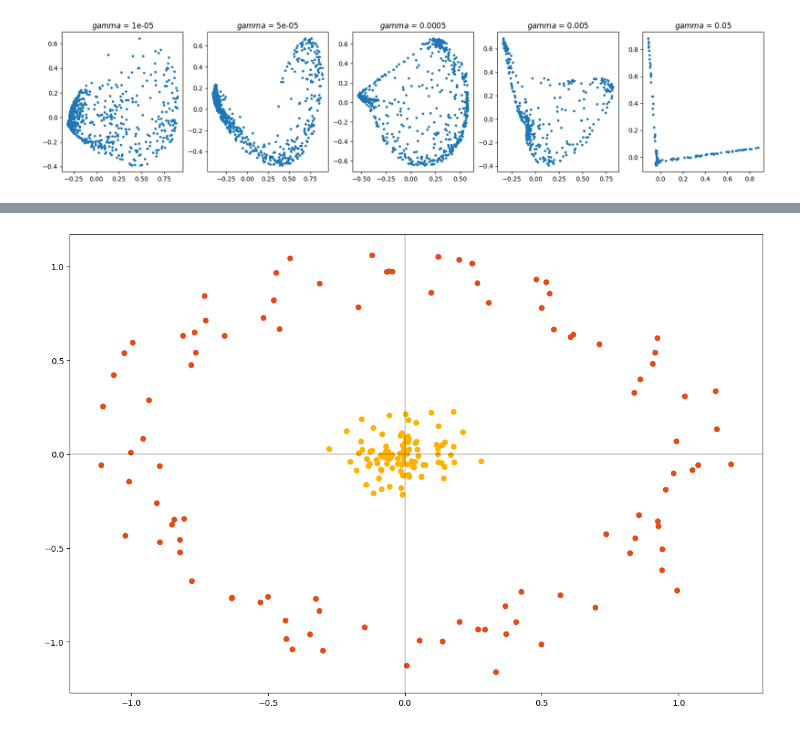
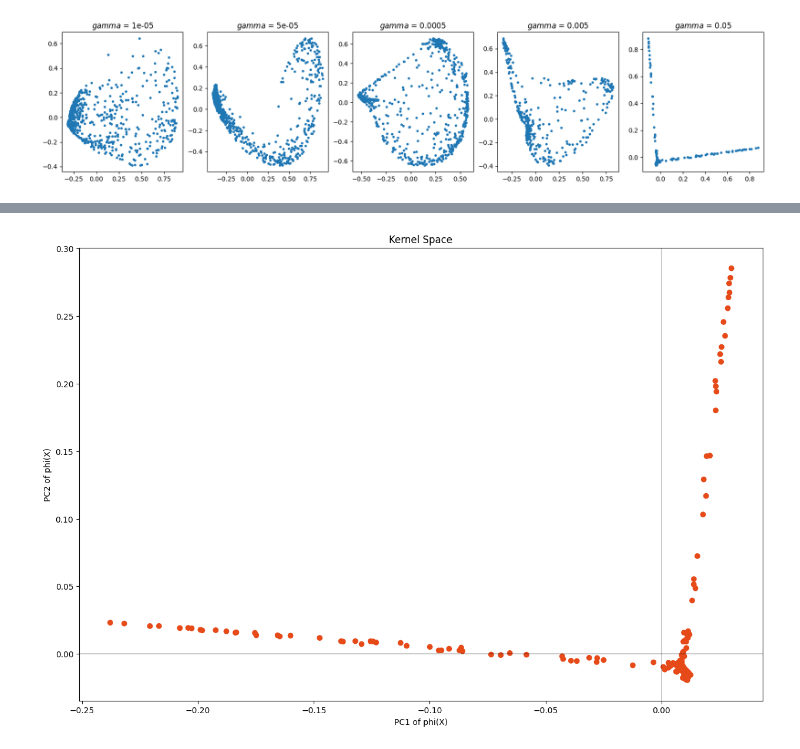
Before and after one commit to kaleabyared/Unsupervised_Learning, a Jupyter notebook: notebooks/usl_kernel_pca_002.ipynb, the cells around one changed output, grey strips where cells are left out. Drawn from its saved outputs; the diff is of its cells as text; code cells hidden in the pictures.

Commit message:
kernel and dbscan updated

```diff
--- a/notebooks/usl_kernel_pca_002.ipynb
+++ b/notebooks/usl_kernel_pca_002.ipynb
@@ -46,29 +46,29 @@ ker_emb = np.empty((5, data.shape[0], 3))
 # %%
-ker_emb[0] = KernelPCA(n_components=3, kernel='linear').fit_transform(data)
-ker_emb[1] = KernelPCA(n_components=3, kernel='poly').fit_transform(data)
-ker_emb[2] = KernelPCA(n_components=3, kernel='rbf').fit_transform(data)
-ker_emb[3] = KernelPCA(n_components=3, kernel='sigmoid').fit_transform(data)
-ker_emb[4] = KernelPCA(n_components=3, kernel='cosine').fit_transform(data)
+kernel_emb[0] = KernelPCA(n_components=3, kernel='linear').fit_transform(data)
+kernel_emb[1] = KernelPCA(n_components=3, kernel='poly').fit_transform(data)
+kernel_emb[2] = KernelPCA(n_components=3, kernel='rbf').fit_transform(data)
+kernel_emb[3] = KernelPCA(n_components=3, kernel='sigmoid').fit_transform(data)
+kernel_emb[4] = KernelPCA(n_components=3, kernel='cosine').fit_transform(data)
 # %%
 desc = ['Linear','Polynomial, deg=3, gamma=1/2', 'RBF/Gaussian, gamma=1/2', 'Sigmoid, gamma=1/2', 'Cosine']
 
 fig,axes = plt.subplots(1,5, figsize=(20,4))
 for i,ax in enumerate(axes.flat):
-    ax.scatter(ker_emb[i,:,0], ker_emb[i,:,1], s=8)
+    ax.scatter(kernel_emb[i,:,0], kernel_emb[i,:,1], s=8)
     ax.set_title(desc[i])
 # %% [output]
 [figure]
 # %%
 gamma_vals = np.asarray([0.00001, 0.00005, 0.0005, 0.005, 0.05])
 
-ker_emb = np.empty((gamma_vals.shape[0], data.shape[0], 2))
+kernel_emb = np.empty((gamma_vals.shape[0], data.shape[0], 2))
 
 for i in range(gamma_vals.shape[0]):
-    ker_emb[i] = KernelPCA(n_components=2, kernel='rbf', gamma=gamma_vals[i]).fit_transform(data)
+    kernel_emb[i] = KernelPCA(n_components=2, kernel='rbf', gamma=gamma_vals[i]).fit_transform(data)
 
 fig,axes = plt.subplots(1,gamma_vals.shape[0], figsize=(4*gamma_vals.shape[0],4))
 for i,ax in enumerate(axes.flat):
-    ax.scatter(ker_emb[i,:,0], ker_emb[i,:,1], s=8)
+    ax.scatter(kernel_emb[i,:,0], kernel_emb[i,:,1], s=8)
     ax.set_title(f"$gamma$ = {gamma_vals[i]}")
 # %% [output]
 [figure]
@@ -221,3 +139,0 @@ kpca.plot_scores_3d(colors = colors, dim_1 = 1, dim_2 = 2, dim_3 = 3)
-# %%
-X, Y = make_circles(n_samples=200, noise =0.1, factor= 0.0002)
-colors = ['#FFB300' if e==1 else '#E64A19' for e in Y]
@@ -228,10 +151,18 @@ array([0.18736312, 0.98412799])
 # %%
-#plt.style.use('seaborn-whitegrid')
+Y = np.ones(X.shape[1])
+colors = ['#E64A19' if e==1 else '#FFB300' for e in Y]
+
+if kpca.d < 2:
+    warnings.warn("Less than 2 prinicpal componenets for 2D plot")
+
 fig = plt.figure(figsize=(15,10))
 plt.axhline(c = 'black', alpha = 0.2)
 plt.axvline(c = 'black', alpha = 0.2)
-plt.scatter(X[:,0], X[:,1], c = colors)
+plt.scatter(T[0,:], T[1,:], c = colors)
 plt.grid(False)
+plt.title('Kernel Space')
+plt.xlabel('PC{} of phi(X)'.format(1))
+plt.ylabel('PC{} of phi(X)'.format(2))
 plt.show()
 # %% [output]
-[figure, old version]
+[figure, new version]
```
Also changed, not shown: parts of 30 cells of this notebook, 1 other file.
